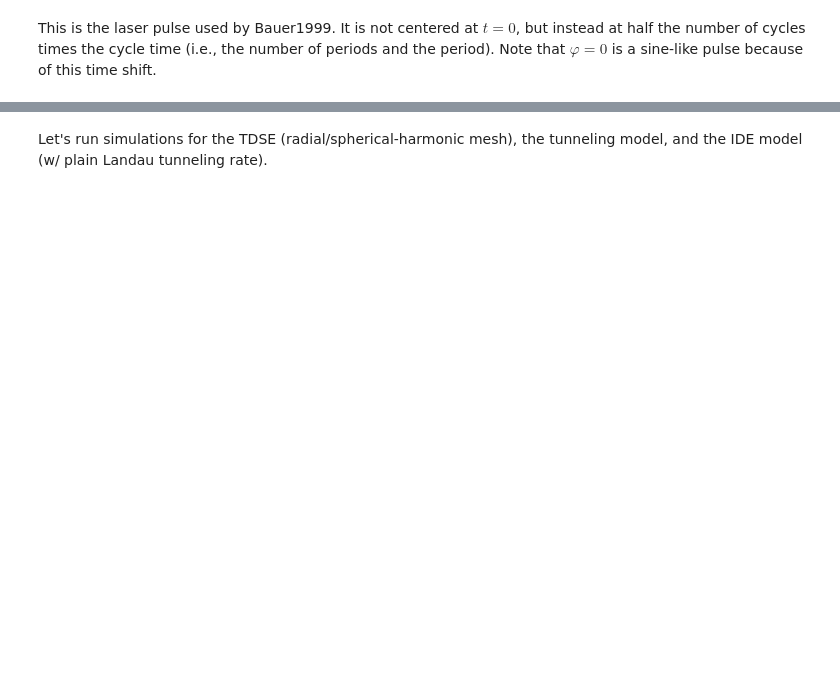
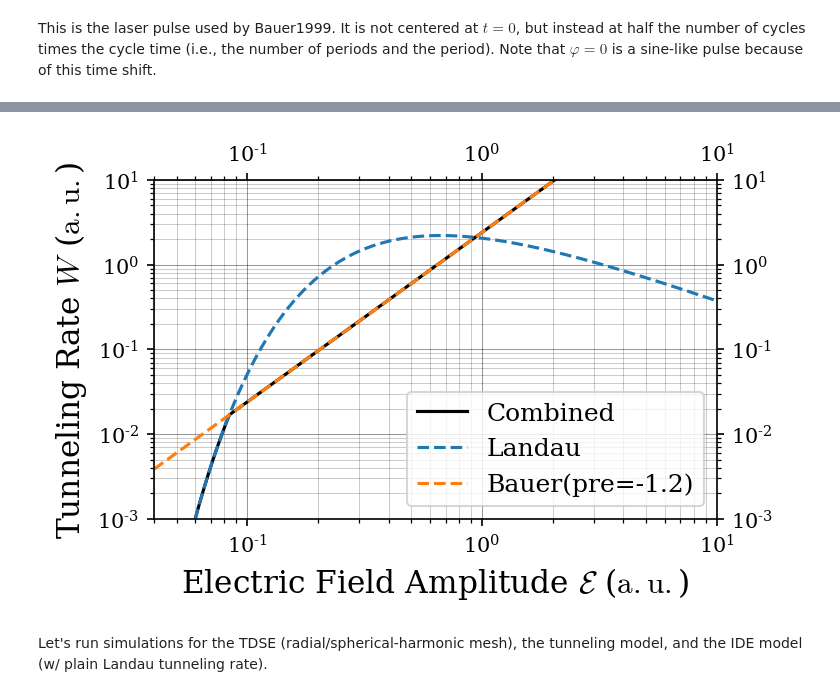
Before and after one commit to JoshKarpel/ionization, a Jupyter notebook: science/bauer/DBauer1999.ipynb, the cells around one changed output, grey strips where cells are left out. Drawn from its saved outputs; the diff is of its cells as text; code cells hidden in the pictures; blank space fills up the shorter version.

```diff
--- a/science/bauer/DBauer1999.ipynb
+++ b/science/bauer/DBauer1999.ipynb
@@ -156,3 +157,39 @@ si.vis.xy_plot(
+# %%
+def plot_combined_bauer_landau_tunneling_rate():
+    amplitudes = np.geomspace(.04, 10, 1000) * u.atomic_electric_field
+    landau_model = ion.tunneling.LandauRate()
+    bauer_model = BauerLandauRate()
+    si.vis.xy_plot(
+        'bauer_landau_tunneling_rate',
+        amplitudes,
+        2 * np.abs(bauer_model.tunneling_rate_from_amplitude(amplitudes, -u.rydberg)),
+        2 * np.abs(landau_model.tunneling_rate_from_amplitude(amplitudes, -u.rydberg)),
+        2 * np.abs(bauer_model.empirical_rate(amplitudes)),
+        line_labels = [
+            r'Combined',
+            r'Landau',
+            rf'Bauer(pre={bauer_model.prefactor})',
+        ],
+        line_kwargs = [
+            {'color': 'black'},
+            {'linestyle': '--'},
+            {'linestyle': '--'},
+        ],
+        x_label = r'Electric Field Amplitude $ \mathcal{E} $',
+        y_label = r'Tunneling Rate $ W $',
+        x_unit = 'atomic_electric_field',
+        y_unit = 'per_atomic_time',
+        x_log_axis = True,
+        y_log_axis = True,
+        y_lower_limit = .001 * u.per_atomic_time,
+        y_upper_limit = 10 * u.per_atomic_time,
+        y_log_pad = 1,
+        **PLOT_KWARGS
+    )
+
+plot_combined_bauer_landau_tunneling_rate()
+# %% [output]
+[figure, added]
 # %% [markdown]
 Let's run simulations for the TDSE (radial/spherical-harmonic mesh), the tunneling model, and the IDE model (w/ plain Landau tunneling rate).
 # %%
```
Also changed, not shown: parts of 8 cells of this notebook, 2 other files.
